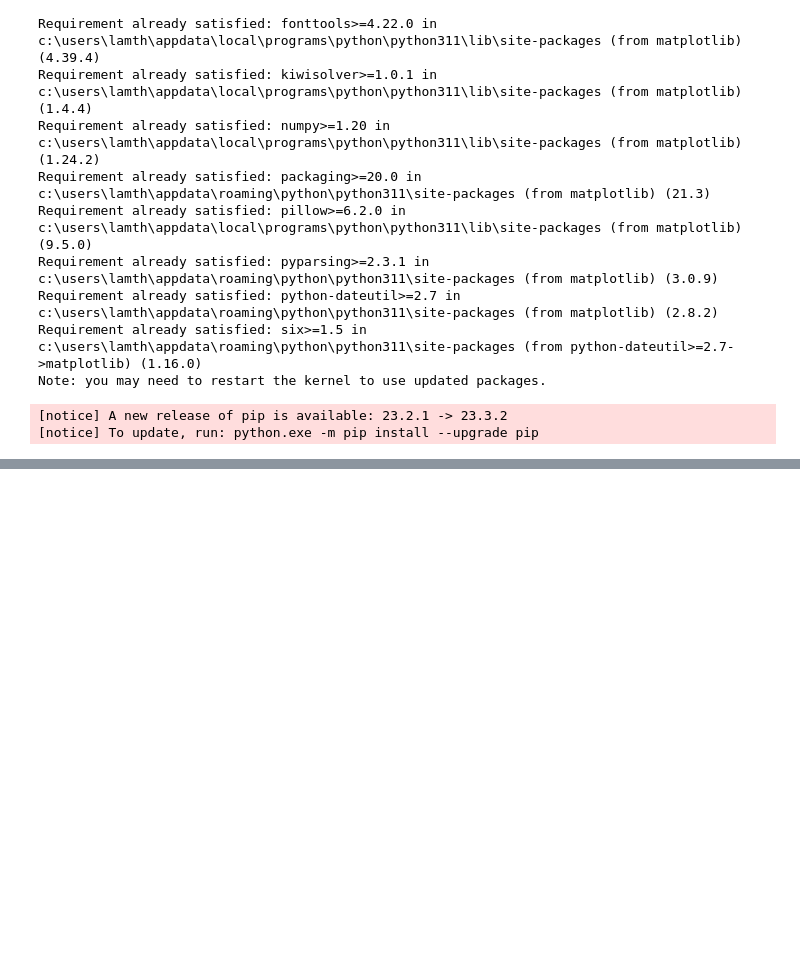
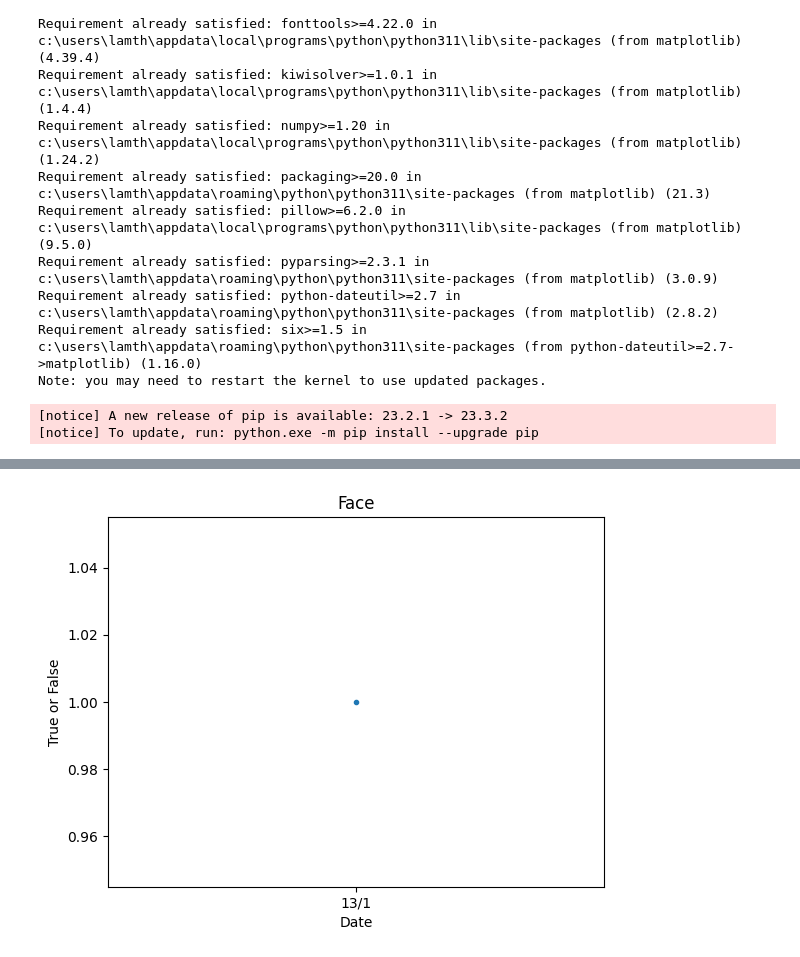
Before and after one commit to thanhbl-hust/Data-structures-and-Algorithms, a Jupyter notebook: train_12_1/weights.ipynb, the cells around one changed output, grey strips where cells are left out. Drawn from its saved outputs; the diff is of its cells as text; code cells hidden in the pictures; blank space fills up the shorter version.

```diff
--- a/train_12_1/weights.ipynb
+++ b/train_12_1/weights.ipynb
@@ -31,0 +39,14 @@ plt.show()
+# %%
+w = [1]
+d = ['13/1']
+
+plt.plot(d, w, marker='.')
+plt.xlabel('Date')
+plt.ylabel('True or False')
+plt.title('Face')
+
+#oneday has 2 parameters, 0:00 and after wake up
+
+plt.show()
+# %% [output]
+[figure, added]
```
Also changed, not shown: parts of 2 cells of this notebook.
